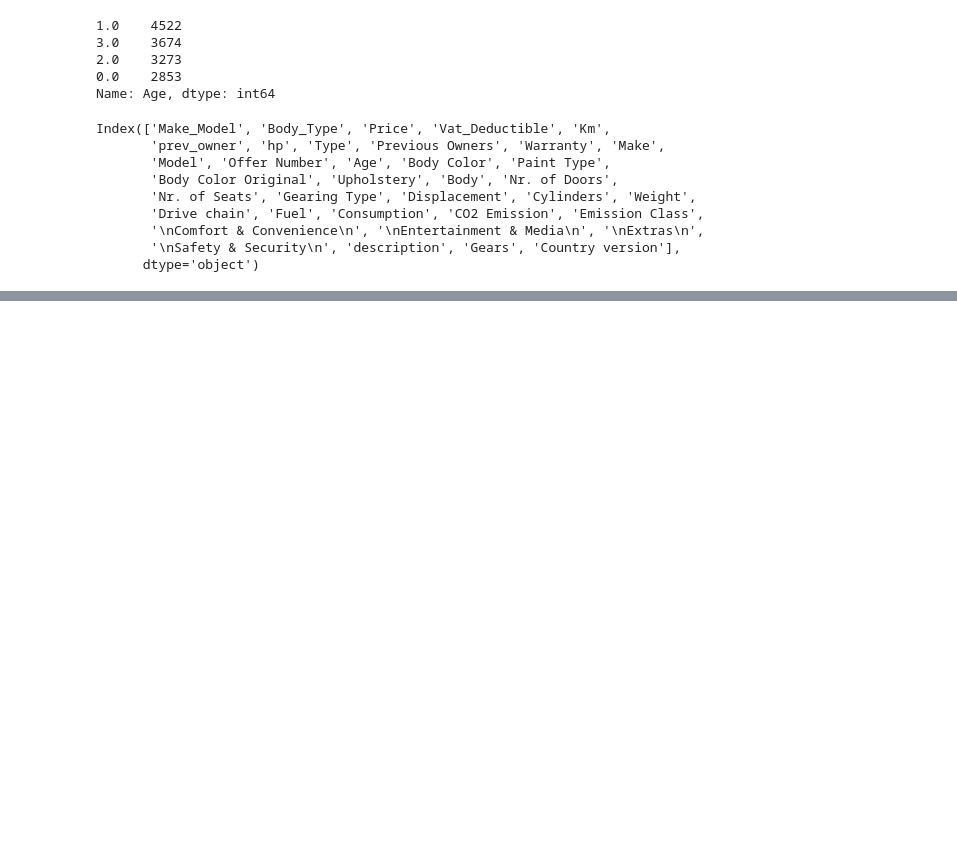
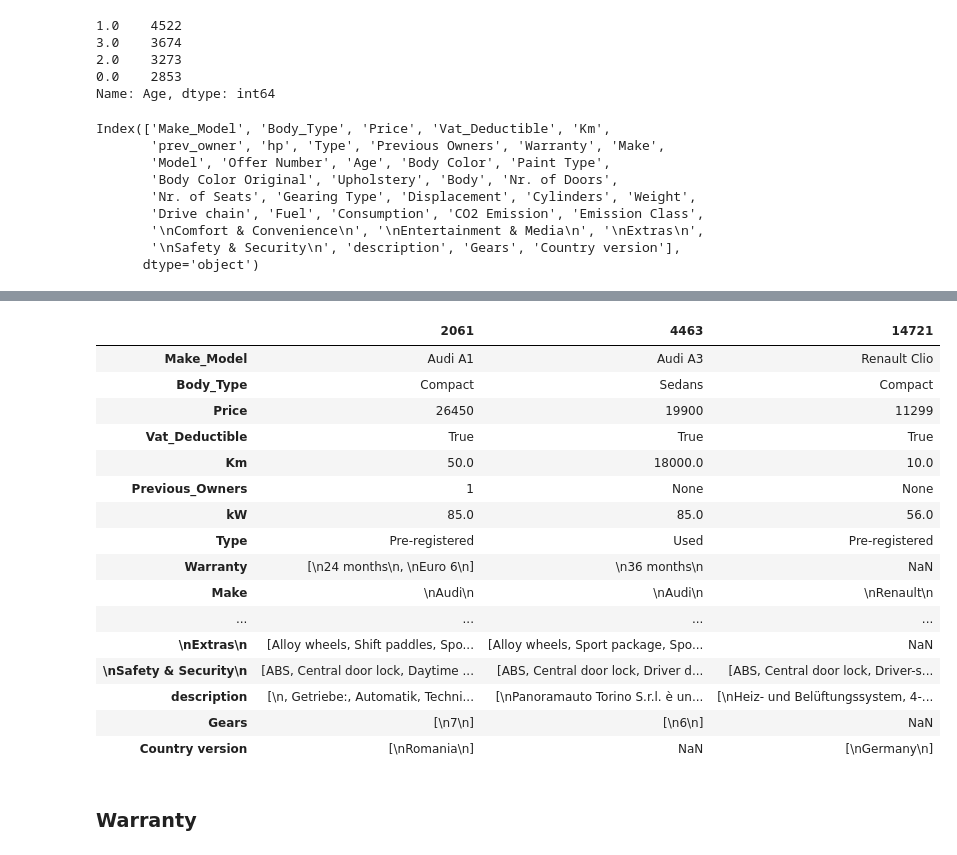
Before and after one commit to gulakkoc/My_Portfolio_Projects, a Jupyter notebook: Autoscout_EDA_Python/Autoscout_EDA.ipynb, the cells around one changed output, grey strips where cells are left out. Saved outputs shown, nothing was run; the diff lists cells and outputs as text; code cells hidden in the pictures; blank space fills up the shorter version.

```diff
--- a/Autoscout_EDA_Python/Autoscout_EDA.ipynb
+++ b/Autoscout_EDA_Python/Autoscout_EDA.ipynb
@@ -377,0 +419,2 @@ Index(['Make_Model', 'Body_Type', 'Price', 'Vat_Deductible', 'Km',
+# %%
+df1.prev_owner = df1.prev_owner.str.strip(' previous owners')
@@ -377,0 +430,2 @@ Index(['Make_Model', 'Body_Type', 'Price', 'Vat_Deductible', 'Km',
+# %%
+df1.rename(columns={'prev_owner':'Previous_Owners'}, inplace = True)
@@ -377,0 +461,5 @@ Index(['Make_Model', 'Body_Type', 'Price', 'Vat_Deductible', 'Km',
+# %%
+df1.hp = df1.hp.replace('- kW', np.nan)
+df1.hp = df1.hp.str.strip(" kW").astype('float')
+df1.rename(columns={'hp':'kW'}, inplace = True )
+df1.kW.value_counts(dropna = False)
@@ -377,0 +517,2 @@ Index(['Make_Model', 'Body_Type', 'Price', 'Vat_Deductible', 'Km',
+# %%
+df1.Type = df1.Type.str[1]
@@ -377,0 +529,22 @@ Index(['Make_Model', 'Body_Type', 'Price', 'Vat_Deductible', 'Km',
+# %%
+df1.sample(3).T
+# %% [output]
+|  | 2061 | 4463 | 14721 |
+| Make_Model | Audi A1 | Audi A3 | Renault Clio |
+| Body_Type | Compact | Sedans | Compact |
+| Price | 26450 | 19900 | 11299 |
+| Vat_Deductible | True | True | True |
+| Km | 50.0 | 18000.0 | 10.0 |
+| Previous_Owners | 1 | None | None |
+| kW | 85.0 | 85.0 | 56.0 |
+| Type | Pre-registered | Used | Pre-registered |
+| Warranty | [\n24 months\n, \nEuro 6\n] | \n36 months\n | NaN |
+| Make | \nAudi\n | \nAudi\n | \nRenault\n |
+| ... | ... | ... | ... |
+| \nExtras\n | [Alloy wheels, Shift paddles, Spo... | [Alloy wheels, Sport package, Spo... | NaN |
+| \nSafety & Security\n | [ABS, Central door lock, Daytime ... | [ABS, Central door lock, Driver d... | [ABS, Central door lock, Driver-s... |
+| description | [\n, Getriebe:, Automatik, Techni... | [\nPanoramauto Torino S.r.l. è un... | [\nHeiz- und Belüftungssystem, 4-... |
+| Gears | [\n7\n] | [\n6\n] | NaN |
+| Country version | [\nRomania\n] | NaN | [\nGermany\n] |
+# %% [markdown]
+### Warranty
```
Also changed, not shown: parts of 40 cells of this notebook.
